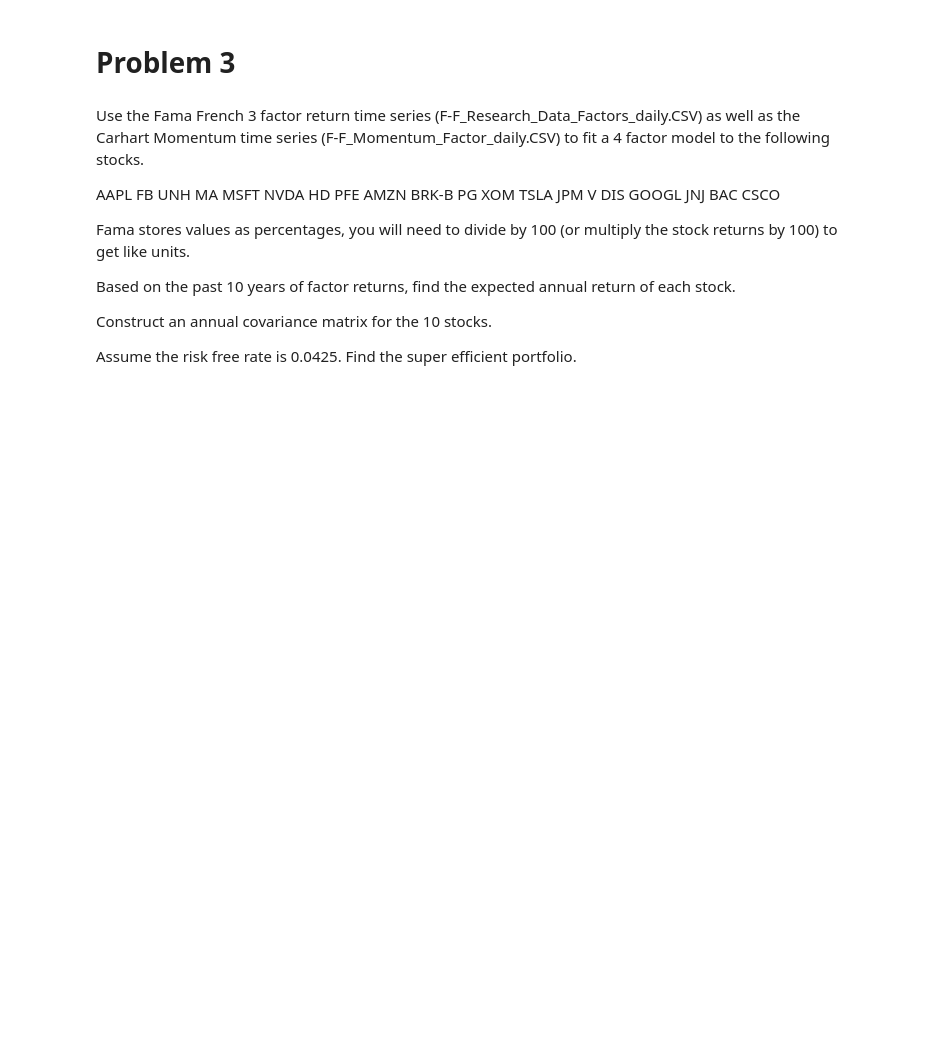
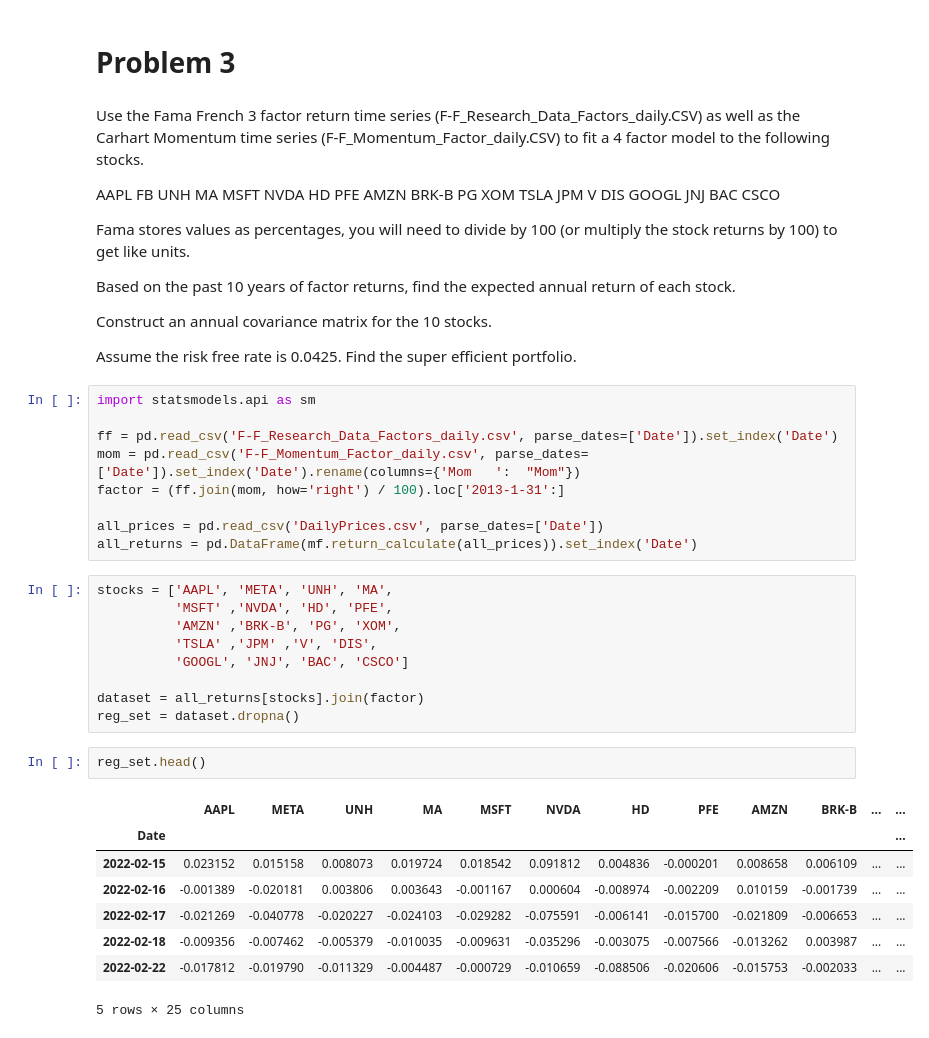
Before and after one commit to NemoDarjeeling/Fintech545, a Jupyter notebook: week7/week7_assignment/week7_assignment.ipynb, the cells around one changed output. Saved outputs shown, nothing was run; the diff lists cells and outputs as text; blank space fills up the shorter version.

```diff
--- a/week7/week7_assignment/week7_assignment.ipynb
+++ b/week7/week7_assignment/week7_assignment.ipynb
@@ -588,3 +598,32 @@ Based on the past 10 years of factor returns, find the expected annual return of
 Construct an annual covariance matrix for the 10 stocks.
 
 Assume the risk free rate is 0.0425. Find the super efficient portfolio.
+# %%
+import statsmodels.api as sm
+
+ff = pd.read_csv('F-F_Research_Data_Factors_daily.csv', parse_dates=['Date']).set_index('Date')
+mom = pd.read_csv('F-F_Momentum_Factor_daily.csv', parse_dates=['Date']).set_index('Date').rename(columns={'Mom   ':  "Mom"})
+factor = (ff.join(mom, how='right') / 100).loc['2013-1-31':]
+
+all_prices = pd.read_csv('DailyPrices.csv', parse_dates=['Date'])
+all_returns = pd.DataFrame(mf.return_calculate(all_prices)).set_index('Date')
+# %%
+stocks = ['AAPL', 'META', 'UNH', 'MA',
+          'MSFT' ,'NVDA', 'HD', 'PFE',
+          'AMZN' ,'BRK-B', 'PG', 'XOM',
+          'TSLA' ,'JPM' ,'V', 'DIS',
+          'GOOGL', 'JNJ', 'BAC', 'CSCO']
+
+dataset = all_returns[stocks].join(factor)
+reg_set = dataset.dropna()
+# %%
+reg_set.head()
+# %% [output]
+|  | AAPL | META | UNH | MA | MSFT | NVDA | HD | PFE | AMZN | BRK-B | ... | ... |
+| Date |  |  |  |  |  |  |  |  |  |  |  | ... |
+| 2022-02-15 | 0.023152 | 0.015158 | 0.008073 | 0.019724 | 0.018542 | 0.091812 | 0.004836 | -0.000201 | 0.008658 | 0.006109 | ... | ... |
+| 2022-02-16 | -0.001389 | -0.020181 | 0.003806 | 0.003643 | -0.001167 | 0.000604 | -0.008974 | -0.002209 | 0.010159 | -0.001739 | ... | ... |
+| 2022-02-17 | -0.021269 | -0.040778 | -0.020227 | -0.024103 | -0.029282 | -0.075591 | -0.006141 | -0.015700 | -0.021809 | -0.006653 | ... | ... |
+| 2022-02-18 | -0.009356 | -0.007462 | -0.005379 | -0.010035 | -0.009631 | -0.035296 | -0.003075 | -0.007566 | -0.013262 | 0.003987 | ... | ... |
+| 2022-02-22 | -0.017812 | -0.019790 | -0.011329 | -0.004487 | -0.000729 | -0.010659 | -0.088506 | -0.020606 | -0.015753 | -0.002033 | ... | ... |
+5 rows × 25 columns
```
Also changed, not shown: parts of 14 cells of this notebook.
